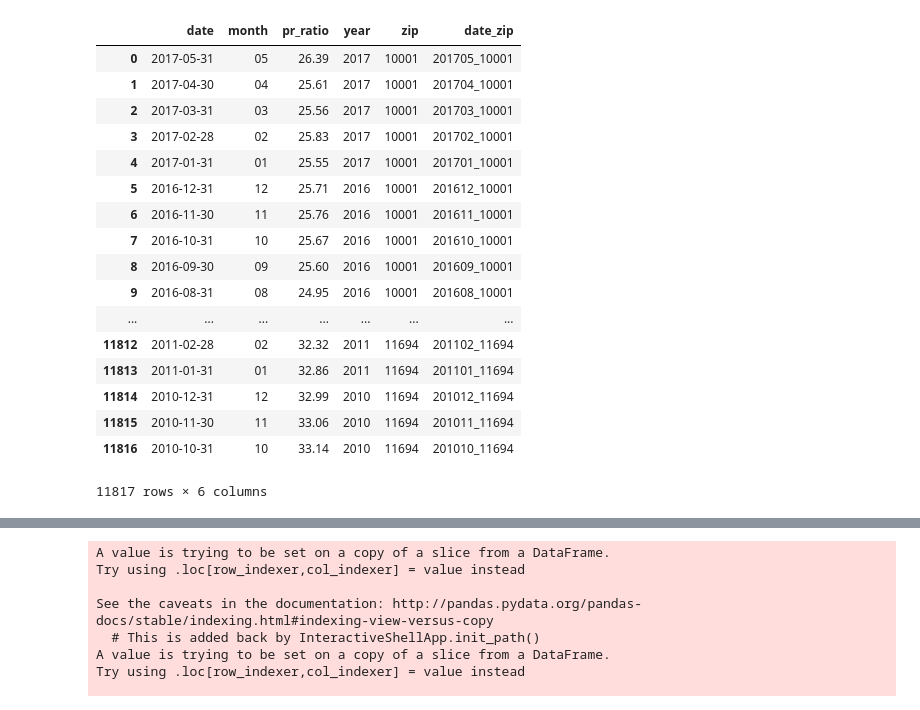
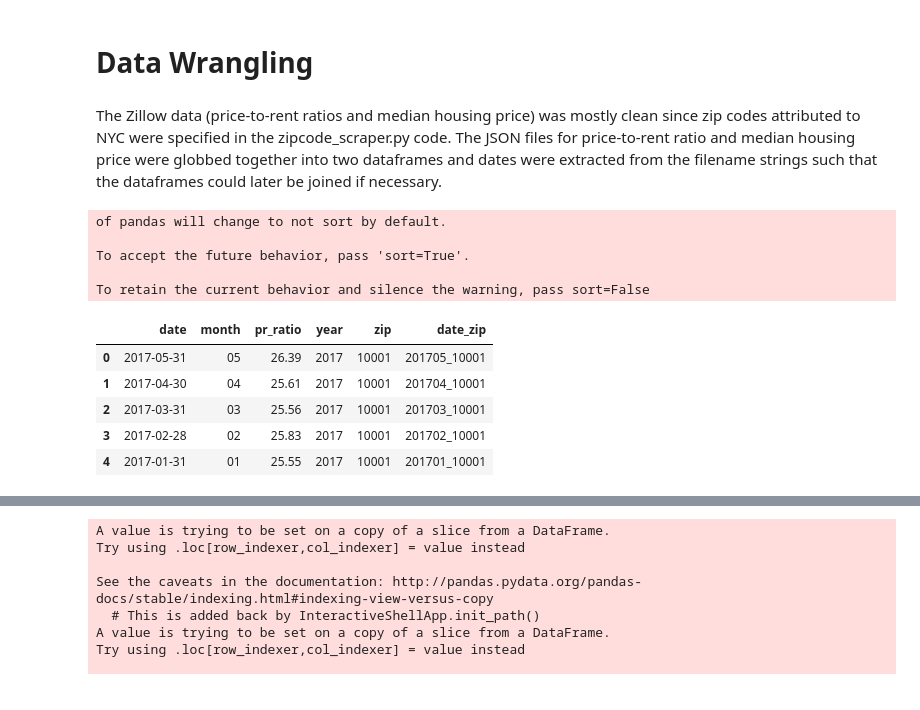
Before and after one commit to csignature/springboard-projects, a Jupyter notebook: Capstone_01/airbnb-capstone-data-wrangling.ipynb, the cells around one changed output, grey strips where cells are left out. Drawn from its saved outputs; the diff is of its cells as text; code cells hidden in the pictures.

```diff
--- a/Capstone_01/airbnb-capstone-data-wrangling.ipynb
+++ b/Capstone_01/airbnb-capstone-data-wrangling.ipynb
@@ -1,3 +30,5 @@
+# %% [markdown]
+# Data Wrangling
 # %%
 #Import libraries
 import pandas as pd
@@ -7,6 +38,8 @@ from pandas.io.json import json_normalize
 import glob
 import matplotlib.pyplot as plt
 import seaborn as sns
+# %% [markdown]
+The Zillow data (price-to-rent ratios and median housing price) was mostly clean since zip codes attributed to NYC were specified in the zipcode_scraper.py code. The JSON files for price-to-rent ratio and median housing price were globbed together into two dataframes and dates were extracted from the filename strings such that the dataframes could later be joined if necessary.
 # %%
 #Load PRRAH json files from globbing
 json_prrah=glob.glob('PRRAH/PRRAH_*.json')
@@ -17,46 +50,39 @@ prrah_list=[]
 #Create empty master dataframe
 prr_df=pd.DataFrame(columns=['zip','date','pr_ratio','year','month'])
 
 #For loop to go through filenames
 for filename in json_prrah:
     data = pd.read_json(filename)
     df1=pd.DataFrame(data['dataset_data']['data'],columns=['date','pr_ratio'])
     prrah_list.append(data)
     #pull in filename and use split
     file_str = filename.replace('_',' ').replace('.',' ').split()
     df1['zip'] = file_str[1]
     #Create Year/Month columns
     df1['date_split'] = df1['date'].str.split('-')
     df1['year'] = df1['date_split'].str.get(0)
     df1['month'] = df1['date_split'].str.get(1)
     df1 = df1.drop('date_split',1)
     #concat DataFrames
     prr_df = pd.concat([prr_df,df1],axis=0,ignore_index=True)
 
 #Create zip_date
 prr_df['date_zip'] = prr_df['year'] + prr_df['month'] + '_' + prr_df['zip']
 
 prr_df.to_csv('prr_df.csv')
-prr_df
+prr_df.head()
 # %% [output]
+of pandas will change to not sort by default.
+
+To accept the future behavior, pass 'sort=True'.
+
+To retain the current behavior and silence the warning, pass sort=False
 |  | date | month | pr_ratio | year | zip | date_zip |
 | 0 | 2017-05-31 | 05 | 26.39 | 2017 | 10001 | 201705_10001 |
 | 1 | 2017-04-30 | 04 | 25.61 | 2017 | 10001 | 201704_10001 |
 | 2 | 2017-03-31 | 03 | 25.56 | 2017 | 10001 | 201703_10001 |
 | 3 | 2017-02-28 | 02 | 25.83 | 2017 | 10001 | 201702_10001 |
 | 4 | 2017-01-31 | 01 | 25.55 | 2017 | 10001 | 201701_10001 |
-| 5 | 2016-12-31 | 12 | 25.71 | 2016 | 10001 | 201612_10001 |
-| 6 | 2016-11-30 | 11 | 25.76 | 2016 | 10001 | 201611_10001 |
-| 7 | 2016-10-31 | 10 | 25.67 | 2016 | 10001 | 201610_10001 |
-| 8 | 2016-09-30 | 09 | 25.60 | 2016 | 10001 | 201609_10001 |
-| 9 | 2016-08-31 | 08 | 24.95 | 2016 | 10001 | 201608_10001 |
-| ... | ... | ... | ... | ... | ... | ... |
-| 11812 | 2011-02-28 | 02 | 32.32 | 2011 | 11694 | 201102_11694 |
-| 11813 | 2011-01-31 | 01 | 32.86 | 2011 | 11694 | 201101_11694 |
-| 11814 | 2010-12-31 | 12 | 32.99 | 2010 | 11694 | 201012_11694 |
-| 11815 | 2010-11-30 | 11 | 33.06 | 2010 | 11694 | 201011_11694 |
-| 11816 | 2010-10-31 | 10 | 33.14 | 2010 | 11694 | 201010_11694 |
-11817 rows × 6 columns
 # %%
 #Load Median Listing Price json files from globbing
 json_mlpah=glob.glob('MLPAH/MLPAH_*.json')
```
Also changed, not shown: parts of 8 cells of this notebook, 1 other file.
